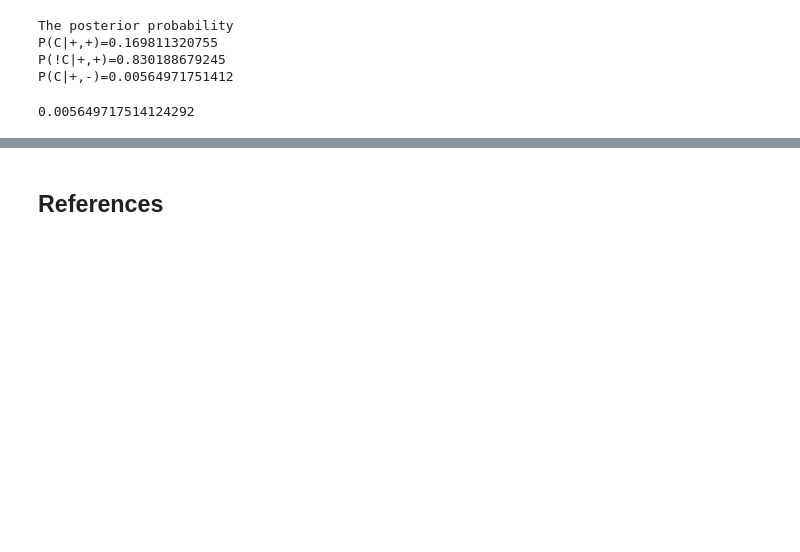
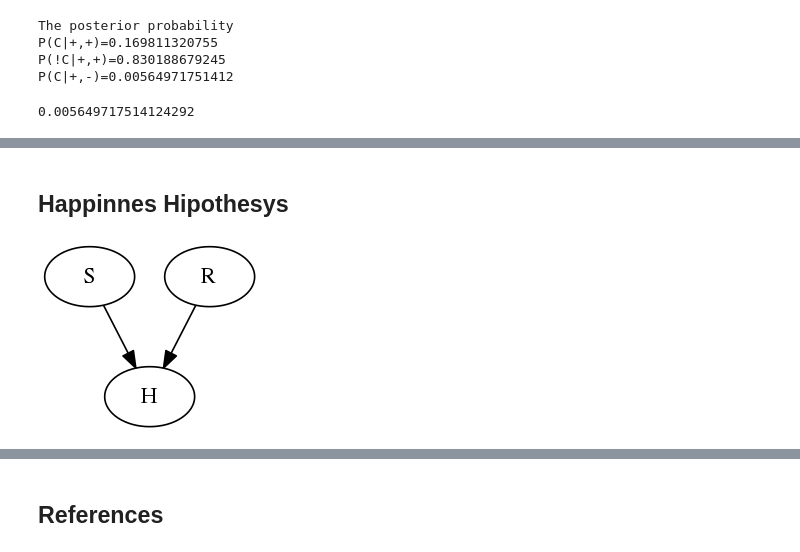
Before and after one commit to xmnlab/notebooks, a Jupyter notebook: probability/Bayesian Networks.ipynb, the cells around one changed output, grey strips where cells are left out. Cells and saved outputs as stored; diff of their text form; code cells hidden in the pictures; blank space fills up the shorter version.

```diff
--- a/probability/Bayesian Networks.ipynb
+++ b/probability/Bayesian Networks.ipynb
@@ -267,0 +389,9 @@ P(C|+,-)=0.00564971751412
+# %% [markdown]
+## Happinnes Hipothesys
+# %%
+# Graphs
+
+graph = [('S', 'H'), ('R', 'H')]
+draw_graph(graph)
+# %% [output]
+[figure, added]
```
Also changed, not shown: parts of 14 cells of this notebook.
